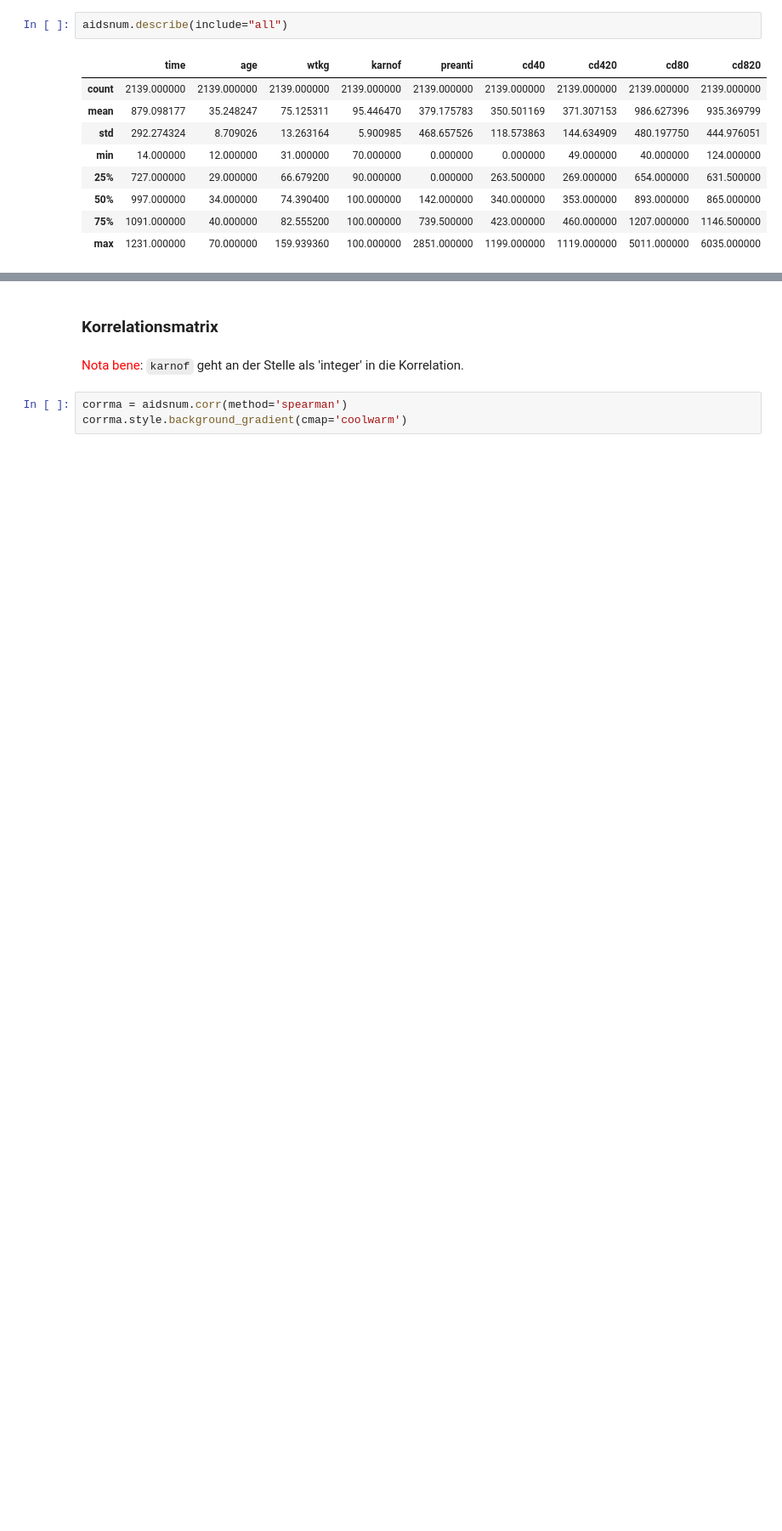
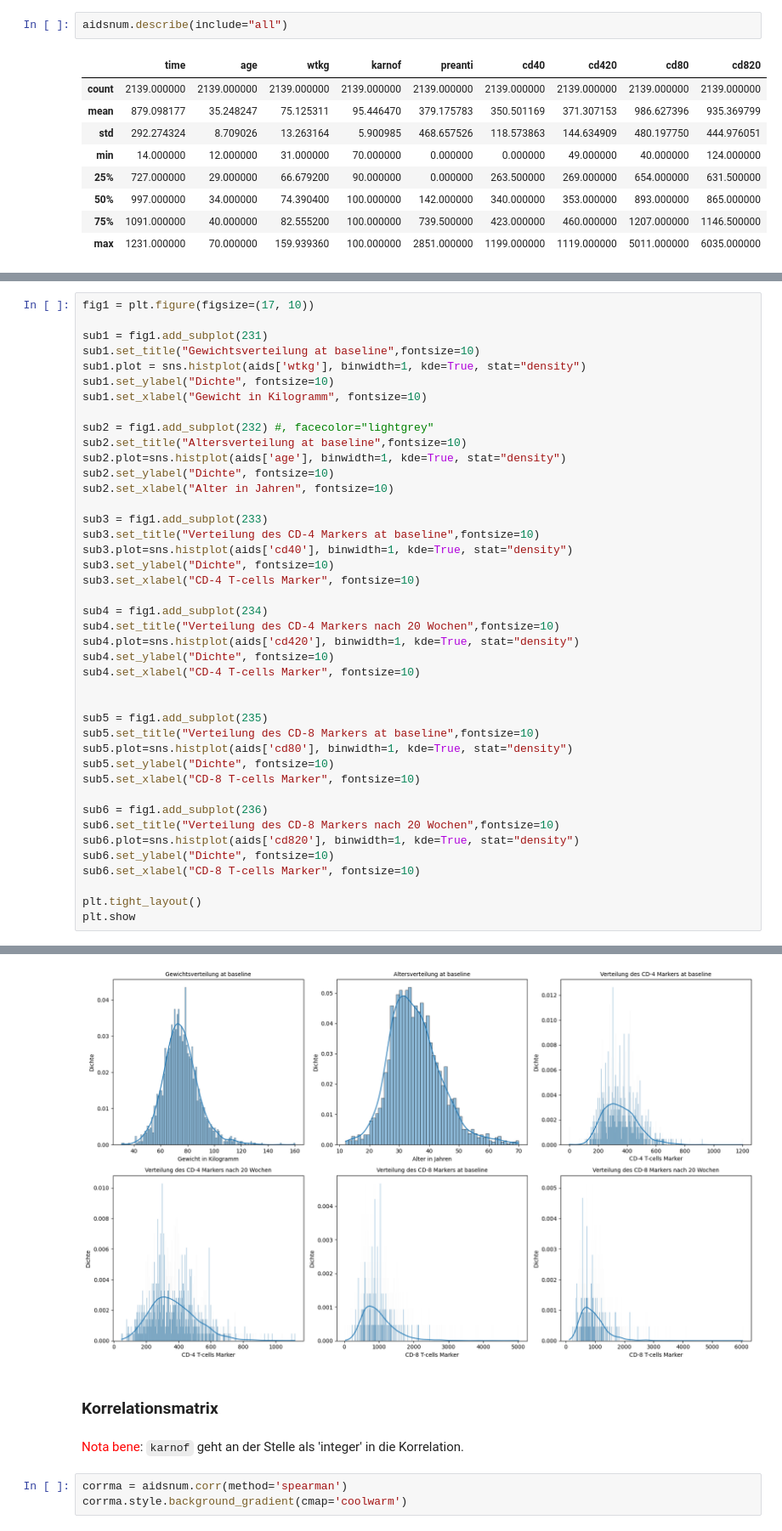
Before and after one commit to bogatyr-e/ml-prediction-aids, a Jupyter notebook: src/preprocessing.ipynb, the cells around one changed output, grey strips where cells are left out. Shown at 85% size. Cells and saved outputs as stored; diff of their text form; blank space fills up the shorter version.

```diff
--- a/src/preprocessing.ipynb
+++ b/src/preprocessing.ipynb
@@ -404,0 +339,43 @@ Text(0.5, 0, 'CD-8 T-cells Marker')
+# %%
+fig1 = plt.figure(figsize=(17, 10))
+
+sub1 = fig1.add_subplot(231)
+sub1.set_title("Gewichtsverteilung at baseline",fontsize=10)
+sub1.plot = sns.histplot(aids['wtkg'], binwidth=1, kde=True, stat="density")
+sub1.set_ylabel("Dichte", fontsize=10)
+sub1.set_xlabel("Gewicht in Kilogramm", fontsize=10)
+
+sub2 = fig1.add_subplot(232) #, facecolor="lightgrey"
+sub2.set_title("Altersverteilung at baseline",fontsize=10)
+sub2.plot=sns.histplot(aids['age'], binwidth=1, kde=True, stat="density")
+sub2.set_ylabel("Dichte", fontsize=10)
+sub2.set_xlabel("Alter in Jahren", fontsize=10)
+
+sub3 = fig1.add_subplot(233)
+sub3.set_title("Verteilung des CD-4 Markers at baseline",fontsize=10)
+sub3.plot=sns.histplot(aids['cd40'], binwidth=1, kde=True, stat="density")
+sub3.set_ylabel("Dichte", fontsize=10)
+sub3.set_xlabel("CD-4 T-cells Marker", fontsize=10)
+
+sub4 = fig1.add_subplot(234)
+sub4.set_title("Verteilung des CD-4 Markers nach 20 Wochen",fontsize=10)
+sub4.plot=sns.histplot(aids['cd420'], binwidth=1, kde=True, stat="density")
+sub4.set_ylabel("Dichte", fontsize=10)
+sub4.set_xlabel("CD-4 T-cells Marker", fontsize=10)
+
+
+sub5 = fig1.add_subplot(235)
+sub5.set_title("Verteilung des CD-8 Markers at baseline",fontsize=10)
+sub5.plot=sns.histplot(aids['cd80'], binwidth=1, kde=True, stat="density")
+sub5.set_ylabel("Dichte", fontsize=10)
+sub5.set_xlabel("CD-8 T-cells Marker", fontsize=10)
+
+sub6 = fig1.add_subplot(236)
+sub6.set_title("Verteilung des CD-8 Markers nach 20 Wochen",fontsize=10)
+sub6.plot=sns.histplot(aids['cd820'], binwidth=1, kde=True, stat="density")
+sub6.set_ylabel("Dichte", fontsize=10)
+sub6.set_xlabel("CD-8 T-cells Marker", fontsize=10)
+
+plt.tight_layout()
+plt.show
+# %% [output]
@@ -405,3 +383,4 @@ Text(0.5, 0, 'CD-8 T-cells Marker')
+[figure, added]
 # %% [markdown]
 ### Korrelationsmatrix
 # %% [markdown]
```
Also changed, not shown: parts of 104 cells of this notebook.
